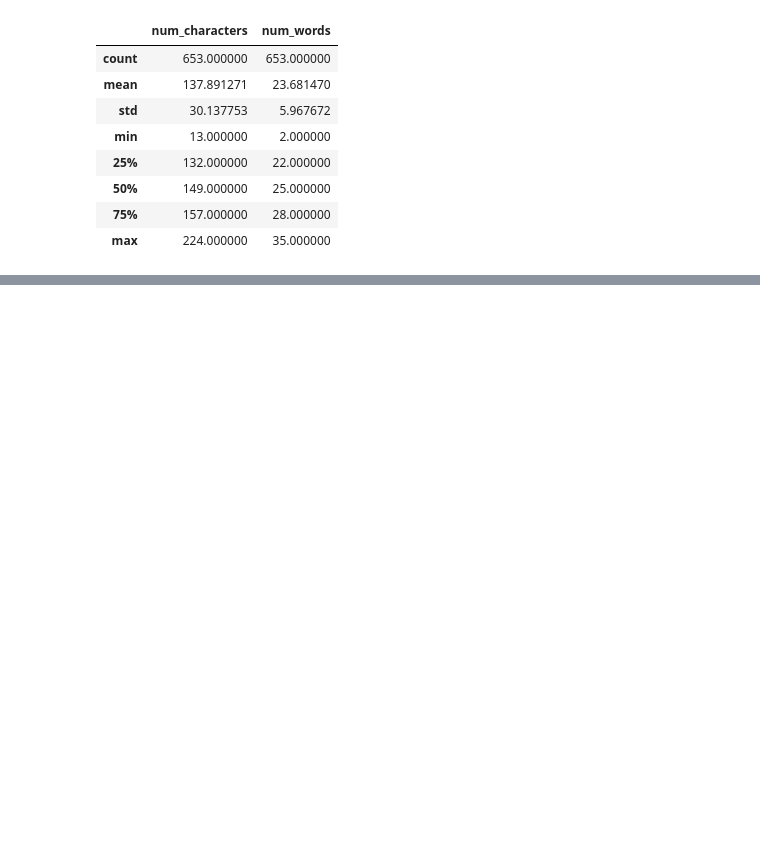
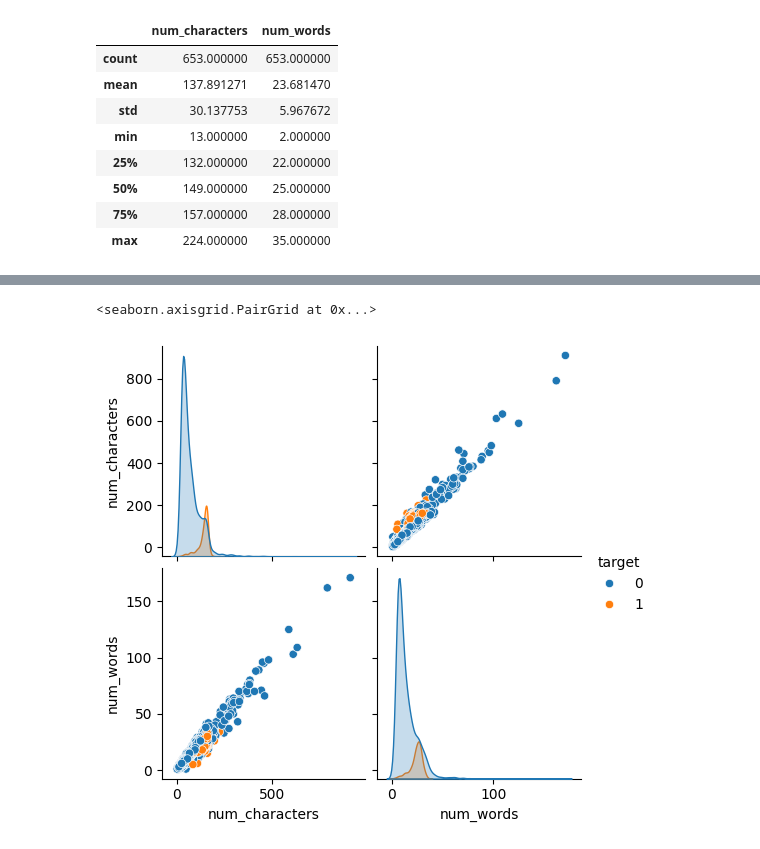
Before and after one commit to adityahacker-1/scam_msg_classifier_hackathon, a Jupyter notebook: ai/spam_email_detector.ipynb, the cells around one changed output, grey strips where cells are left out. Cells and saved outputs as stored; diff of their text form; code cells hidden in the pictures; blank space fills up the shorter version.

```diff
--- a/ai/spam_email_detector.ipynb
+++ b/ai/spam_email_detector.ipynb
@@ -133,0 +140,5 @@ sns.histplot(df[df['target'] == 1]['num_characters'], color="red")
+# %%
+sns.pairplot(df, hue='target')
+# %% [output]
+<seaborn.axisgrid.PairGrid at 0x...>
+[figure, added]
```
Also changed, not shown: parts of 8 cells of this notebook.
